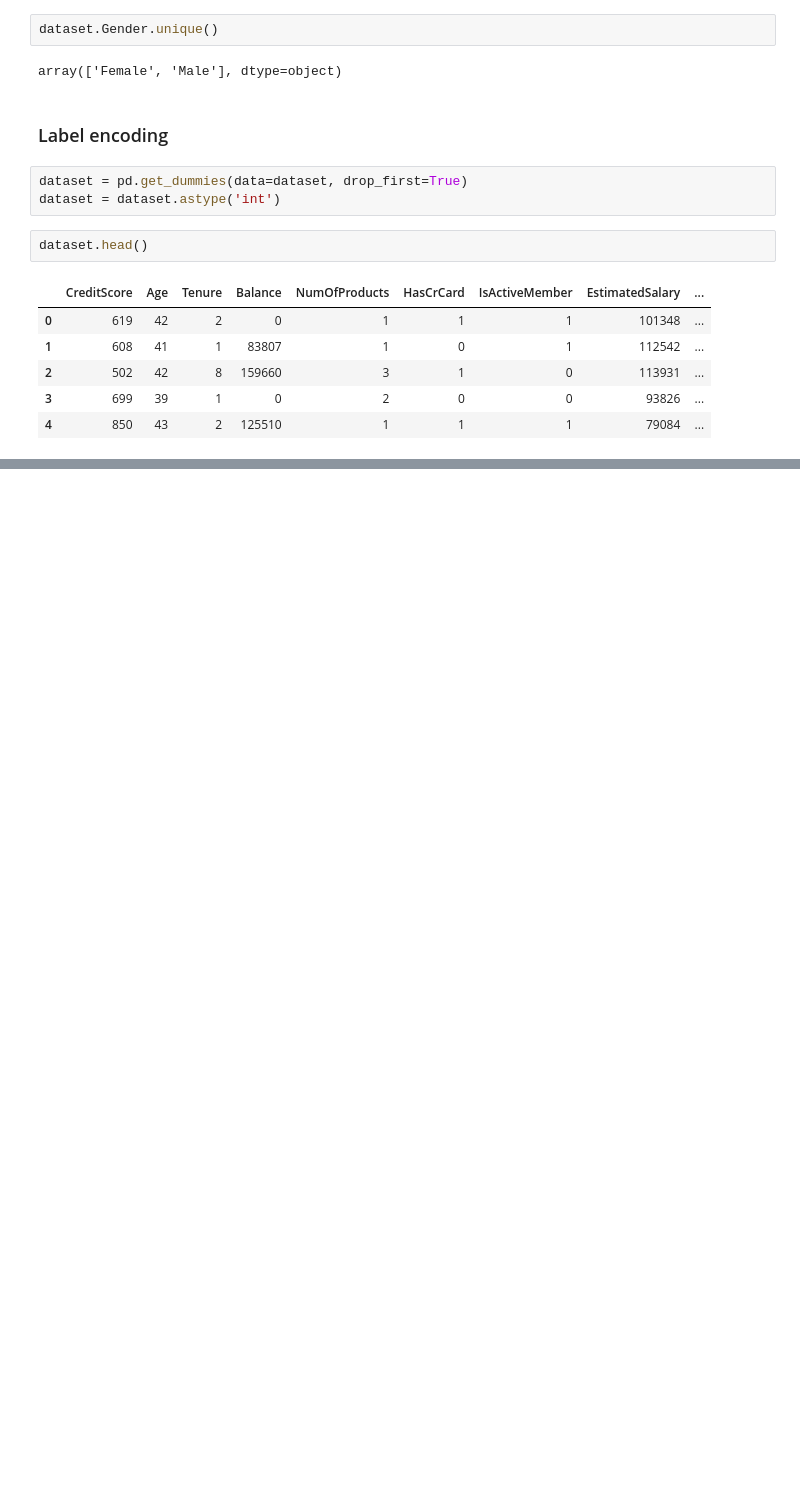
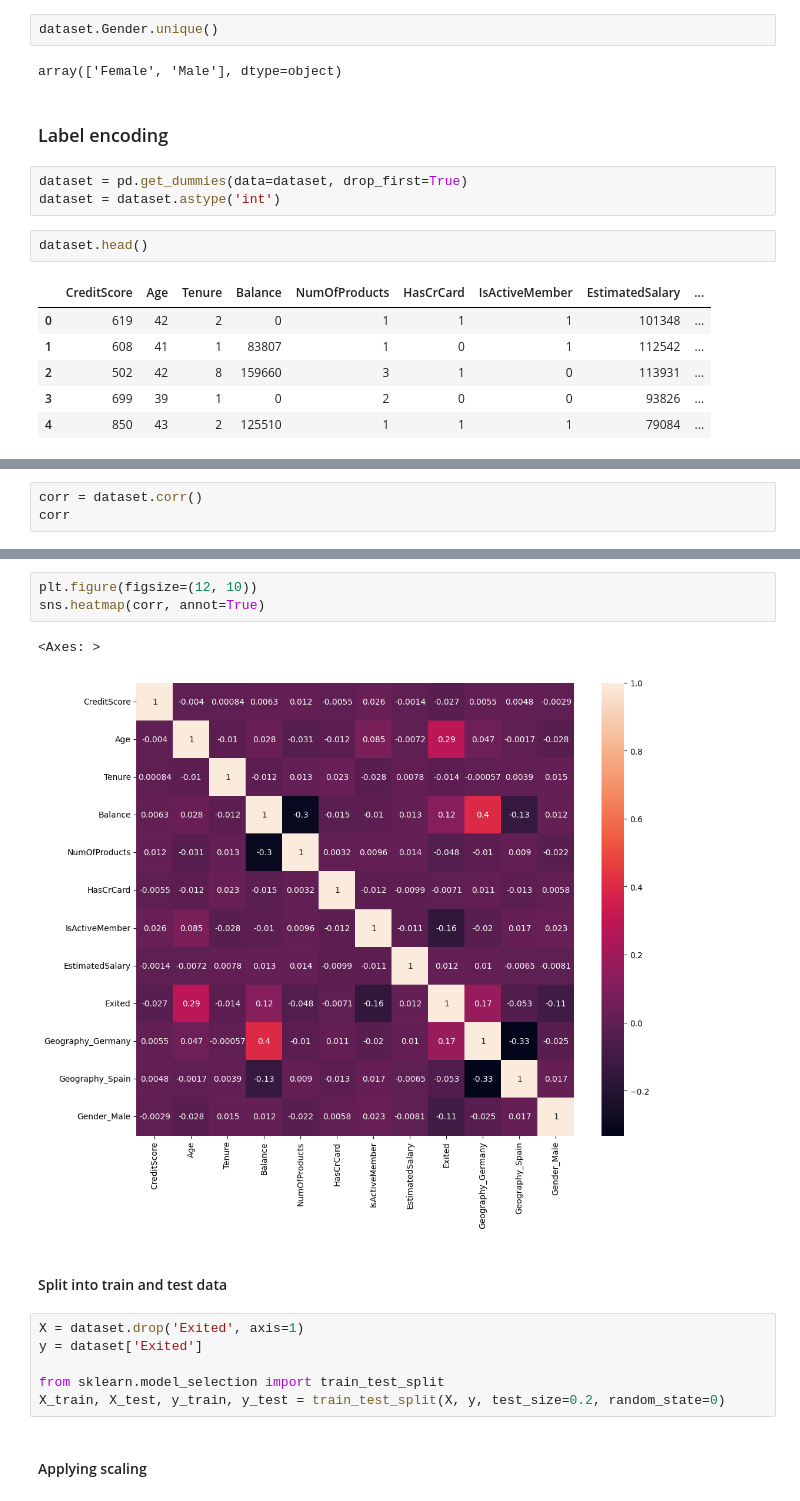
Before and after one commit to MohammedFarzin/Customer-churn-rate-prediction, a Jupyter notebook: Customer churn rate prediction.ipynb, the cells around one changed output, grey strips where cells are left out. Drawn from its saved outputs; the diff is of its cells as text; blank space fills up the shorter version.

```diff
--- a/Customer churn rate prediction.ipynb
+++ b/Customer churn rate prediction.ipynb
@@ -121,0 +137,3 @@ dataset.head()
+# %%
+corr = dataset.corr()
+corr
@@ -121,0 +154,16 @@ dataset.head()
+# %%
+plt.figure(figsize=(12, 10))
+sns.heatmap(corr, annot=True)
+# %% [output]
+<Axes: >
+[figure, added]
+# %% [markdown]
+#### Split into train and test data
+# %%
+X = dataset.drop('Exited', axis=1)
+y = dataset['Exited']
+
+from sklearn.model_selection import train_test_split
+X_train, X_test, y_train, y_test = train_test_split(X, y, test_size=0.2, random_state=0)
+# %% [markdown]
+#### Applying scaling
```
Also changed, not shown: parts of 8 cells of this notebook.
